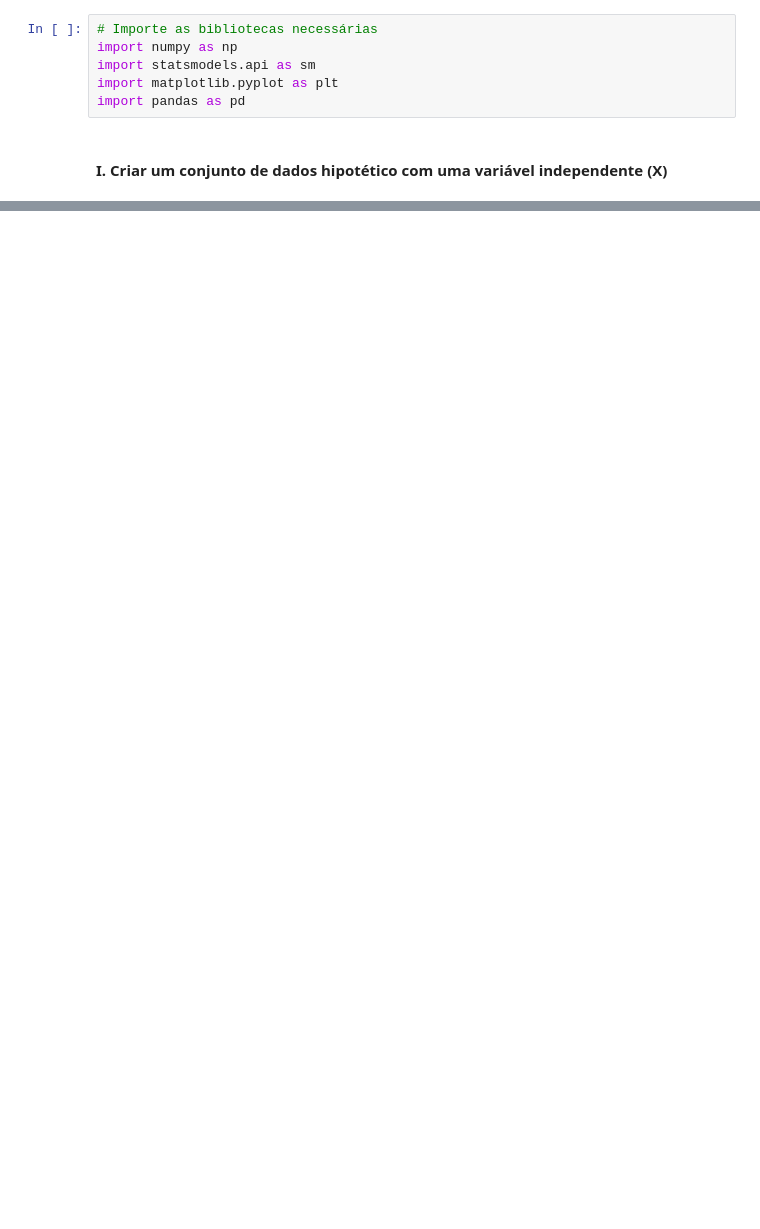
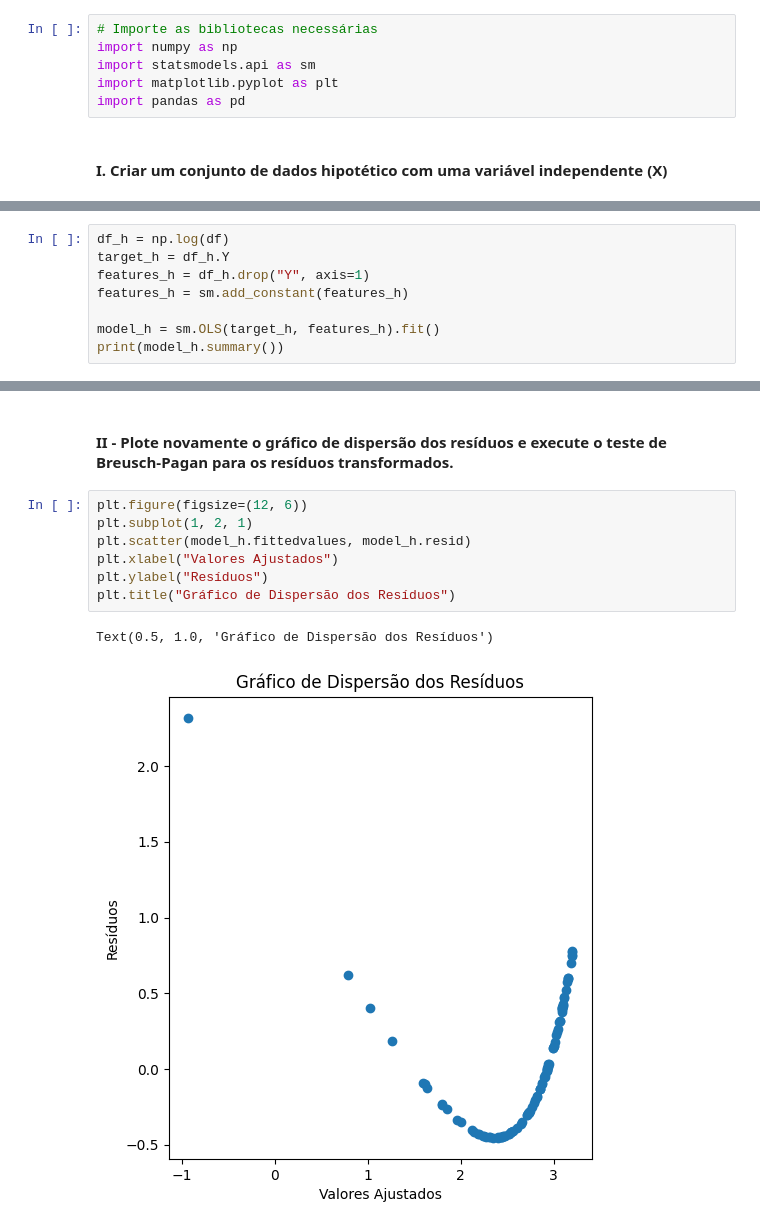
Before and after one commit to glaucofilho/CEDS-805, a Jupyter notebook: Exercicios/heterocedasticidade_e_linearizacao.ipynb, the cells around one changed output, grey strips where cells are left out. Cells and saved outputs as stored; diff of their text form; blank space fills up the shorter version.

```diff
--- a/Exercicios/heterocedasticidade_e_linearizacao.ipynb
+++ b/Exercicios/heterocedasticidade_e_linearizacao.ipynb
@@ -113,0 +104,8 @@ Notes:
+# %%
+df_h = np.log(df)
+target_h = df_h.Y
+features_h = df_h.drop("Y", axis=1)
+features_h = sm.add_constant(features_h)
+
+model_h = sm.OLS(target_h, features_h).fit()
+print(model_h.summary())
@@ -113,0 +130,12 @@ Notes:
+# %% [markdown]
+#### II - Plote novamente o gráfico de dispersão dos resíduos e execute o teste de Breusch-Pagan para os resíduos transformados.
+# %%
+plt.figure(figsize=(12, 6))
+plt.subplot(1, 2, 1)
+plt.scatter(model_h.fittedvalues, model_h.resid)
+plt.xlabel("Valores Ajustados")
+plt.ylabel("Resíduos")
+plt.title("Gráfico de Dispersão dos Resíduos")
+# %% [output]
+Text(0.5, 1.0, 'Gráfico de Dispersão dos Resíduos')
+[figure, added]
```
Also changed, not shown: parts of 18 cells of this notebook, 1 other file.
